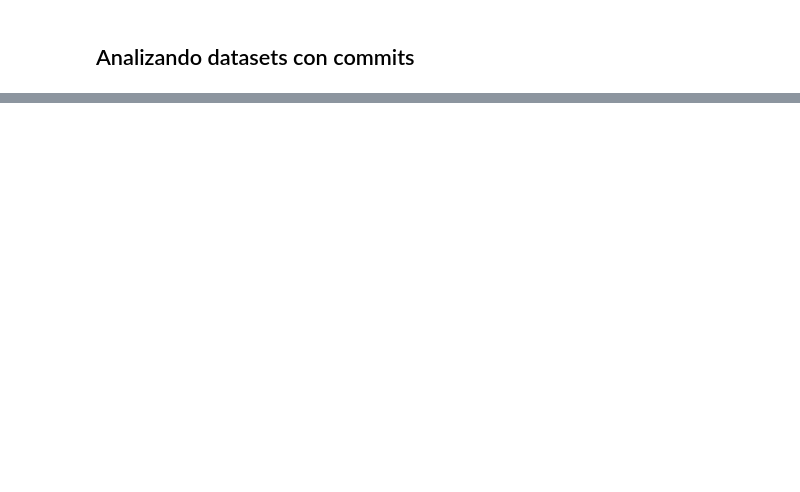
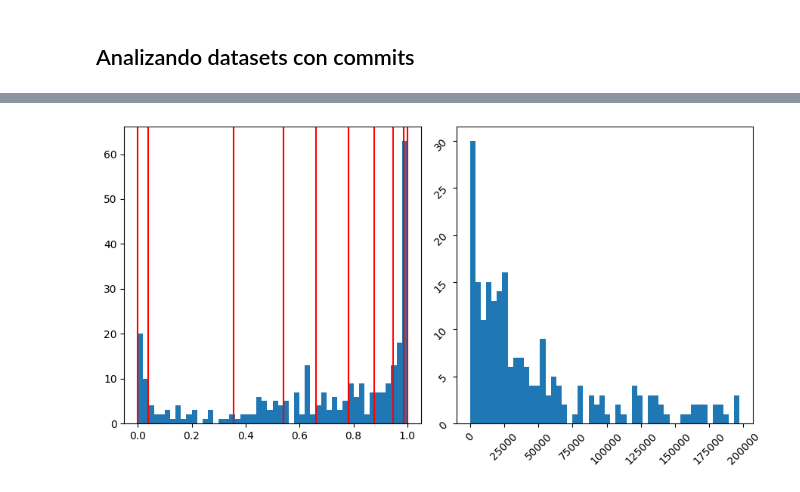
Before and after one commit to thepalbi/tsm-pipeline, a Jupyter notebook: code/notebooks/dev/genrando_dbs.ipynb, the cells around one changed output, grey strips where cells are left out. Cells and saved outputs as stored; diff of their text form; code cells hidden in the pictures; blank space fills up the shorter version.

Commit message:
corrida nosql con dataset copado

```diff
--- a/code/notebooks/dev/genrando_dbs.ipynb
+++ b/code/notebooks/dev/genrando_dbs.ipynb
@@ -53,8 +53,6 @@ with open("/home/pablo/tesis/tsm-pipeline/experiments/tesis/xss.txt", "w") as f:
     for owner,repo,commit in owner_repo_commit:
         f.write("%s/%s/%s\n" % (owner, repo, commit))
 # %%
-r = owner_repo_commit[0]
-repo = g.get_repo("%s/%s" % (r[0], r[1]))
 
 JAVASCRIPT = 'JavaScript'
 
@@ -71,7 +69,3 @@ def javascript_lines_percent(langs):
         else:
             s += langs[k]
     return js / s
-
-langs = repo.get_languages()
-print(langs)
-javascript_lines_percent(langs)
@@ -175,2 +159,13 @@ mdates.date2num(
 # %%
-ds = "/home/pablo/tesis/tsm-pipeline/scripts/"
+ds = "/home/pablo/tesis/tsm-pipeline/experiments/nosql_projects.original.txt"
+import re
+r = re.compile(r'^(?P<owner>\w+)_(?P<name>.+)_(?P<commit>[0-9a-z]{7})$')
+nosql_with_commits = []
+
+with open(ds, 'r') as f:
+    for l in f.readlines():
+        m = r.match(l)
+        if m is not None:
+            nosql_with_commits.append(RepoData(m.group("owner"), m.group("name"), m.group("commit")))
+            # print("%s/%s/%s" % (nosql_with_commits[-1].owner, nosql_with_commits[-1].name, nosql_with_commits[-1].commit))
+len(nosql_with_commits)
@@ -176,0 +196,3 @@ ds = "/home/pablo/tesis/tsm-pipeline/scripts/"
+# %%
+for r in [r for r in nosql_with_commits if not r.checked]:
+    print("%s/%s" % (r.owner,r.name))
@@ -176,0 +217,23 @@ ds = "/home/pablo/tesis/tsm-pipeline/scripts/"
+# %%
+import matplotlib.pyplot as plt
+import numpy as np
+
+n_bins = 50
+
+dist = np.array([r.js_percent for r in nosql_with_commits if r.checked])
+
+ps = np.unique(np.percentile(dist, range(0, 100, 10)))
+
+fig, axs = plt.subplots(1, 2, sharey=False, tight_layout=True)
+fig.set_figwidth(9)
+
+# We can set the number of bins with the *bins* keyword argument.
+axs[0].hist(dist, bins=n_bins)
+
+axs[1].hist(np.array([r.js_loc for r in nosql_with_commits if r.checked and r.js_loc < 2*1e5]), bins=n_bins)
+axs[1].tick_params(labelrotation=45)
+
+for p in ps:
+    axs[0].axvline(x=p, color='red')
+# %% [output]
+[figure, added]
```
Also changed, not shown: parts of 12 cells of this notebook, 3 other files.
